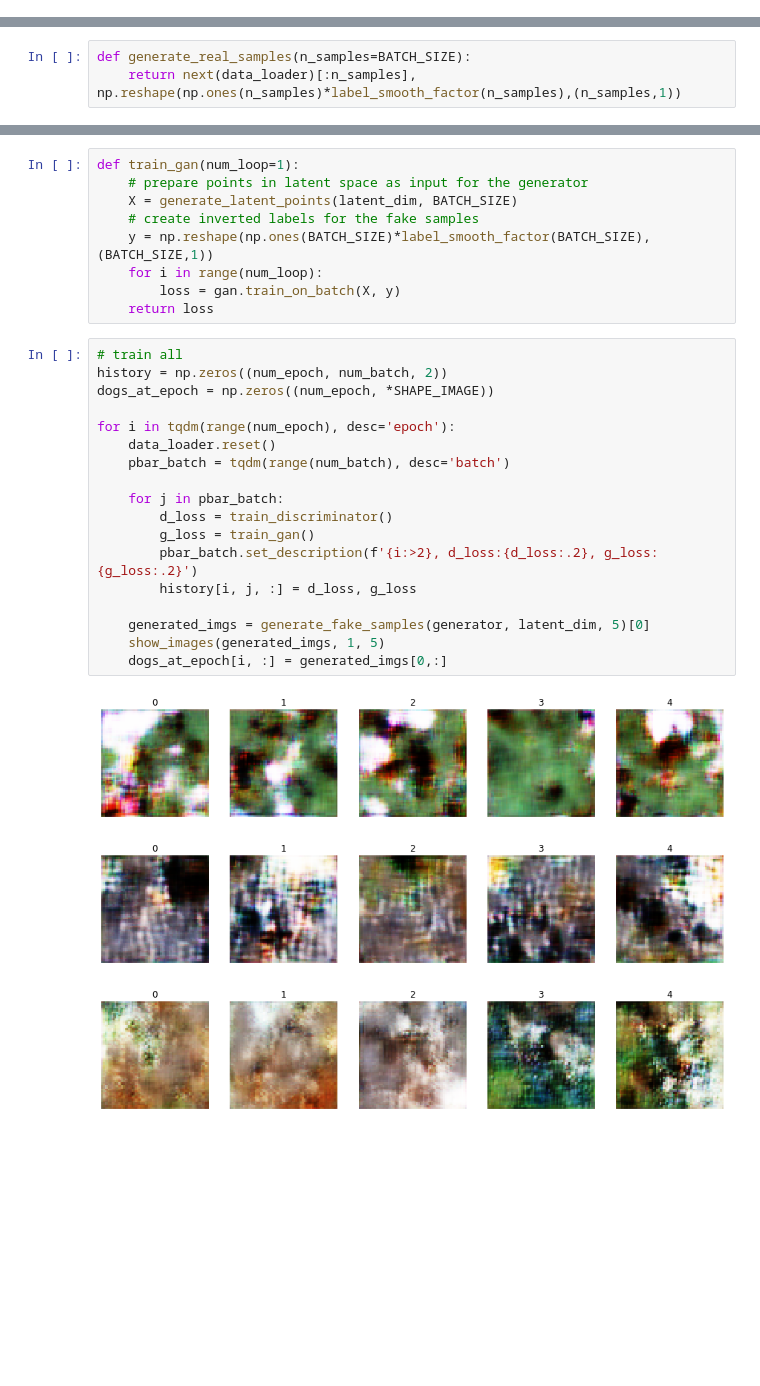
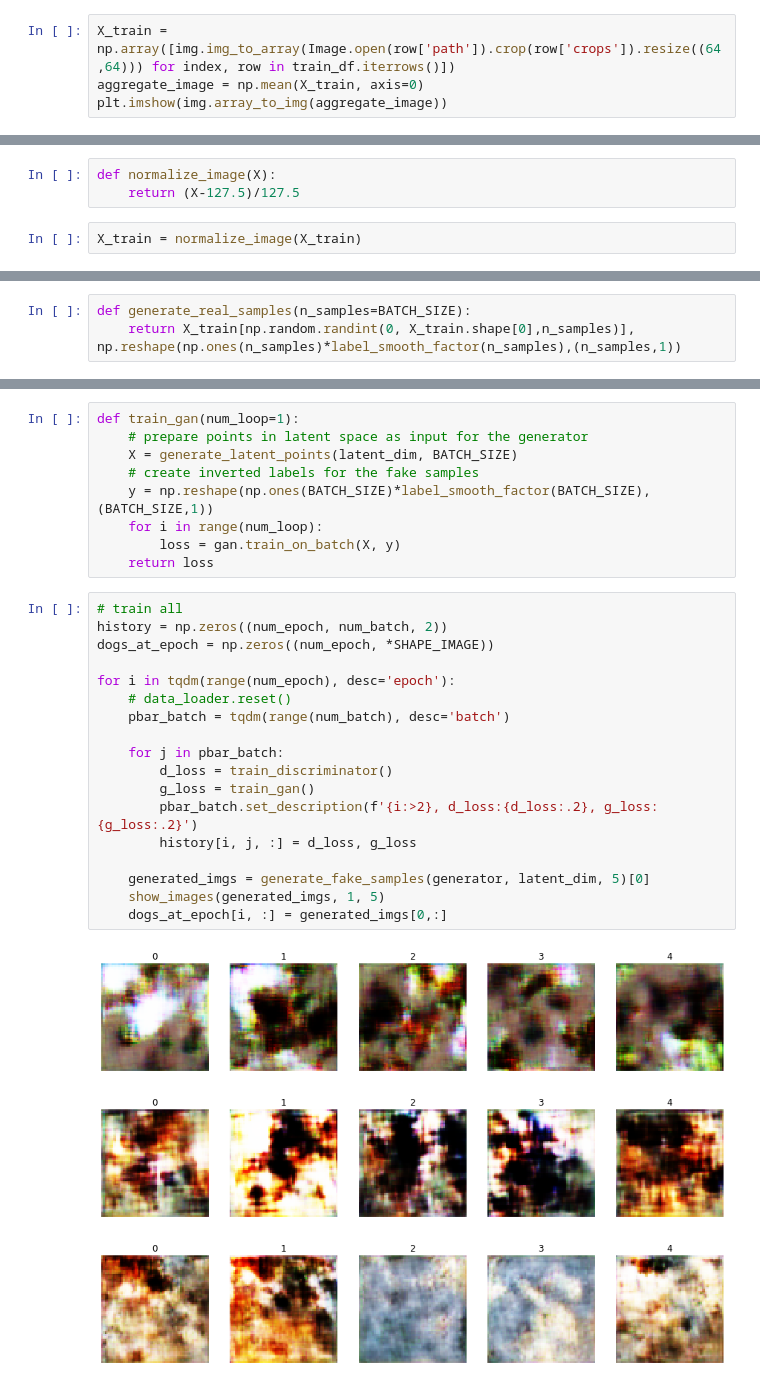
Before and after one commit to elpa8934/GAN, a Jupyter notebook: Colin_Gan_Working.ipynb, the cells around one changed output, grey strips where cells are left out. Cells and saved outputs as stored; diff of their text form; blank space fills up the shorter version.

Commit message:
added old way of data management and ran 15 epochs

```diff
--- a/Colin_Gan_Working.ipynb
+++ b/Colin_Gan_Working.ipynb
@@ -34,0 +129,4 @@ print(num_batch)
+# %%
+X_train = np.array([img.img_to_array(Image.open(row['path']).crop(row['crops']).resize((64,64))) for index, row in train_df.iterrows()])
+aggregate_image = np.mean(X_train, axis=0)
+plt.imshow(img.array_to_img(aggregate_image))
@@ -35 +136,6 @@ print(num_batch)
+# %%
+def normalize_image(X):
+    return (X-127.5)/127.5
+# %%
+X_train = normalize_image(X_train)
 # %%
@@ -64,7 +168,7 @@ def swap_group(prob_flip,size,real_images_batch,fake_images_batch):
     return real_images_batch, fake_images_batch
 # %%
 def generate_real_samples(n_samples=BATCH_SIZE):
-    return next(data_loader)[:n_samples], np.reshape(np.ones(n_samples)*label_smooth_factor(n_samples),(n_samples,1))
+    return X_train[np.random.randint(0, X_train.shape[0],n_samples)], np.reshape(np.ones(n_samples)*label_smooth_factor(n_samples),(n_samples,1))
 # %%
 def show_images(ary, rows, cols):
     plt.figure(figsize=(cols*3, rows*3))
@@ -275,22 +379,22 @@ def train_gan(num_loop=1):
 # %%
 # train all
 history = np.zeros((num_epoch, num_batch, 2))
 dogs_at_epoch = np.zeros((num_epoch, *SHAPE_IMAGE))
 
 for i in tqdm(range(num_epoch), desc='epoch'):
-    data_loader.reset()
+    # data_loader.reset()
     pbar_batch = tqdm(range(num_batch), desc='batch')
 
     for j in pbar_batch:
         d_loss = train_discriminator()
         g_loss = train_gan()
         pbar_batch.set_description(f'{i:>2}, d_loss:{d_loss:.2}, g_loss:{g_loss:.2}')
         history[i, j, :] = d_loss, g_loss
 
     generated_imgs = generate_fake_samples(generator, latent_dim, 5)[0]
     show_images(generated_imgs, 1, 5)
     dogs_at_epoch[i, :] = generated_imgs[0,:]
 # %% [output]
-[figure, old version]
+[figure, new version]
-[figure, old version]
+[figure, new version]
-[figure, old version]
+[figure, new version]
```
Also changed, not shown: parts of 21 cells of this notebook.
